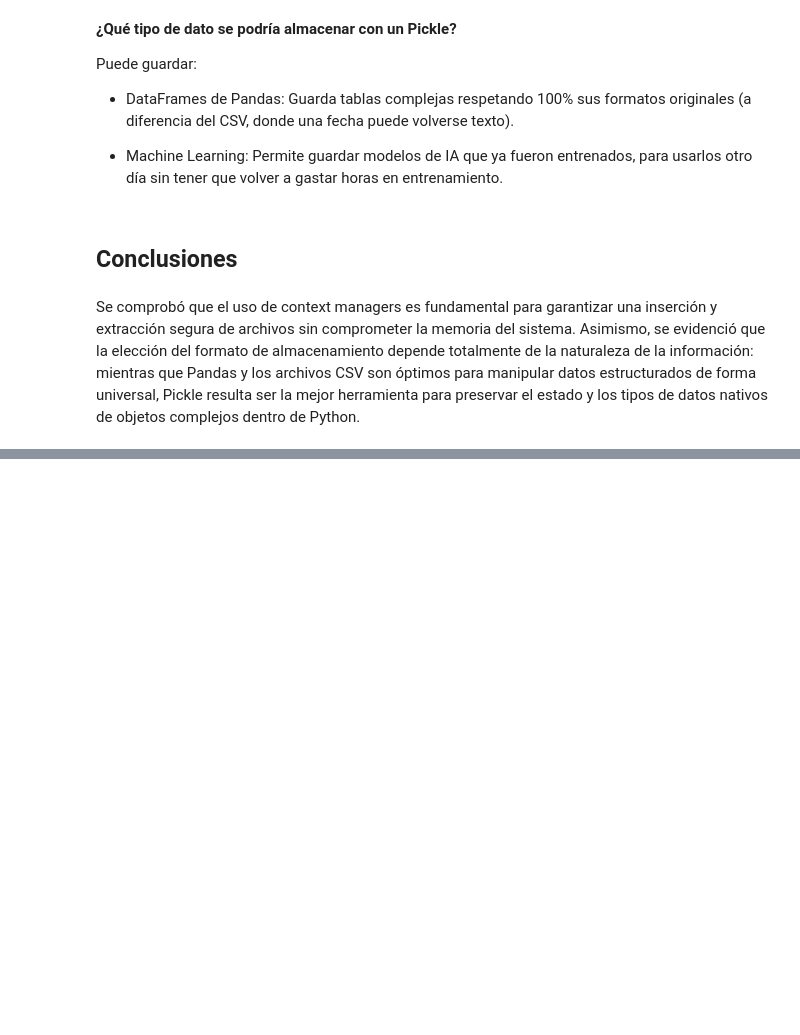
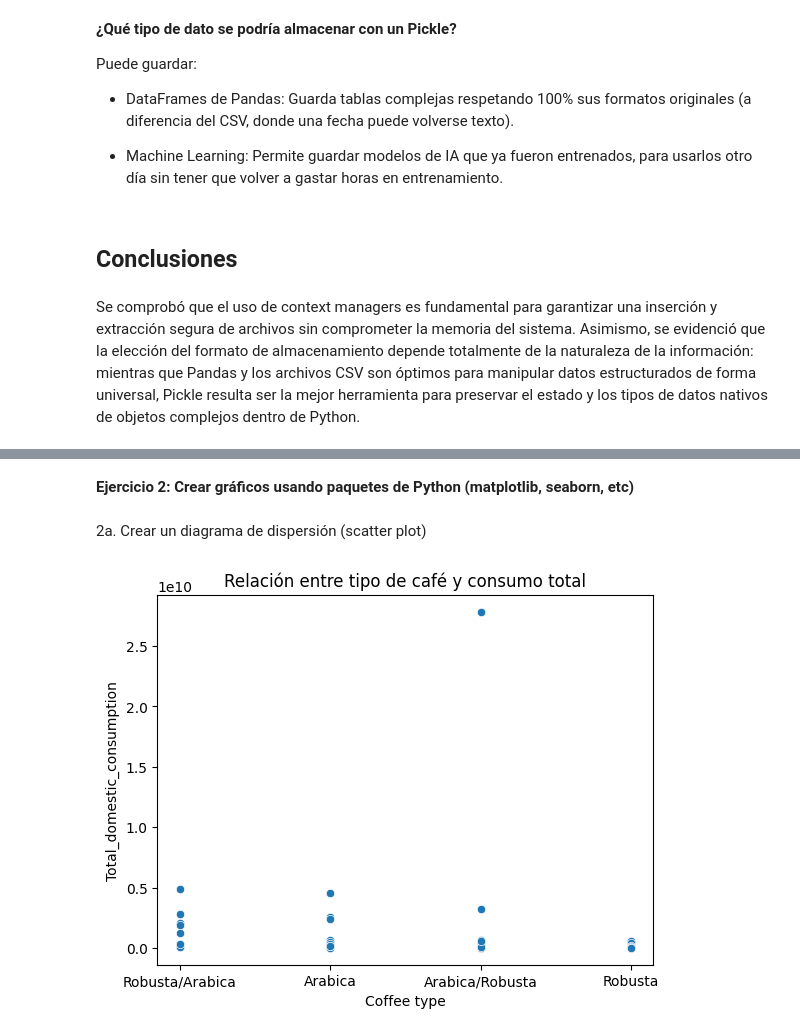
Before and after one commit to sofiabilbaocr/Intro-a-datos, a Jupyter notebook: Intro_a_datos.ipynb, the cells around one changed output, grey strips where cells are left out. Cells and saved outputs as stored; diff of their text form; code cells hidden in the pictures; blank space fills up the shorter version.

```diff
--- a/Intro_a_datos.ipynb
+++ b/Intro_a_datos.ipynb
@@ -269,0 +305,25 @@ Se comprobó que el uso de context managers es fundamental para garantizar una i
+# %% [markdown]
+**Ejercicio 2: Crear gráficos usando paquetes de Python (matplotlib, seaborn, etc)**
+# %% [markdown]
+2a. Crear un diagrama de dispersión (scatter plot)
+# %%
+import pandas as pd
+import matplotlib.pyplot as plt
+import seaborn as sns
+
+#Define la ruta del archivo
+ruta = '/content/drive/MyDrive/Tercer semestre/Intro a datos/Archivos/Labs/Coffee_domestic_consumption.csv'
+
+#carga el archivo en un DataFram
+dataset = pd.read_csv(ruta)
+
+#seaborn recibe la tabla de datos
+sns.scatterplot(x='Coffee type', y='Total_domestic_consumption', data=dataset)
+
+#arega un título al gráfico
+plt.title('Relación entre tipo de café y consumo total')
+
+#muestra el gráfico en pantalla
+plt.show()
+# %% [output]
+[figure, added]
```
Also changed, not shown: parts of 48 cells of this notebook.
